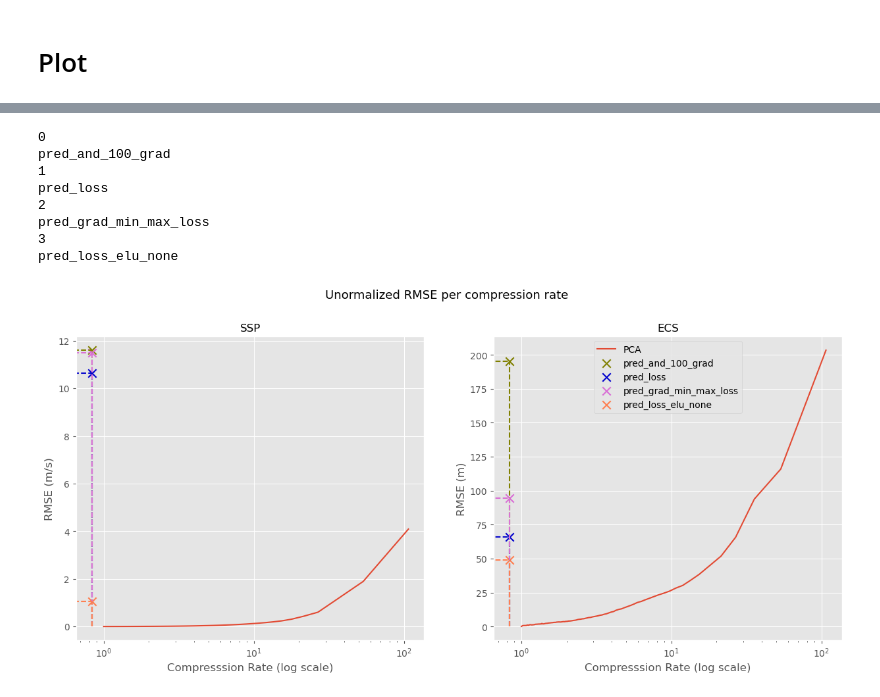
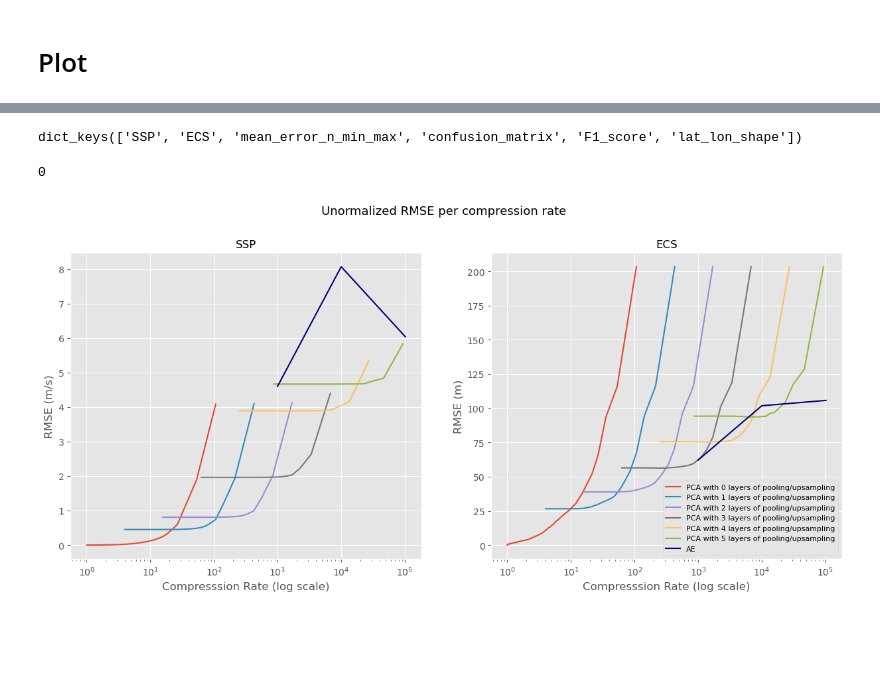
Before and after one commit to CIA-Oceanix/FASCINATION, a Jupyter notebook: notebooks/metrics_AE_3D.ipynb, the cells around one changed output, grey strips where cells are left out. Cells and saved outputs as stored; diff of their text form; code cells hidden in the pictures; blank space fills up the shorter version.

```diff
--- a/notebooks/metrics_AE_3D.ipynb
+++ b/notebooks/metrics_AE_3D.ipynb
@@ -81,7 +124,7 @@ def get_min_max_idx(arr,axs=1):
 
 ckpt_dict = {}
 
-base_dir = "outputs/AE/AE_CNN_3D/visualisation/"
+base_dir = "/Odyssey/private/o23gauvr/code/FASCINATION/outputs/visualisation"
 
 
 # List the first-level directories in the base directory
@@ -324,6 +371,13 @@ if dm_dict == {}:
     dm = hydra.utils.instantiate(cfg.datamodule)
     #_, test_ssp_tens, dm = loading_datamodule_phase(dm, phase = "test")
     dm.setup("test")
+
+
+    ae_rmse_dict = {"SSP":{},
+                    "ECS":{},
+                    "mean_error_n_min_max":{},
+                    "conf_matrix":{},
+                    "F1_score":{}}
 # %%
 
 # ae_rmse_dict = {"SSP":{},
@@ -465,17 +513,19 @@ pred_loss_elu_none
+# %%
+pca_rmse_dict.keys()
+# %% [output]
+dict_keys(['SSP', 'ECS', 'mean_error_n_min_max', 'confusion_matrix', 'F1_score', 'lat_lon_shape'])
 # %%
 pca_cr_dict = {}
-for model in pca_rmse_dict["bottleneck_shape"].keys():
-    reduced_lat,reduced_lon = pca_rmse_dict["bottleneck_shape"][model][-2:]
+for model in pca_rmse_dict["lat_lon_shape"].keys():
+    reduced_lat,reduced_lon = pca_rmse_dict["lat_lon_shape"][model][-2:]
     spatial_cr = dm.test_shape[2]*dm.test_shape[3]/(reduced_lat*reduced_lon)
     pca_cr_dict[model] = [spatial_cr*dm.test_shape[1]/n for n in range(1,dm.test_shape[1]+1)]
 # %%
 
 cr_sorted_ae_rmse_dict = {"SSP":{},
-                       "ECS":{},
-                       "Filtered SSP": {},
-                       "Filtered ECS": {},
-                       "ECS max": {},
-                       "Filtered ECS max": {}}
+                          "ECS":{},
+                          "mean_error_n_min_max":{},
+                          "F1_score":{}}
 
 for model in ae_rmse_dict["SSP"].keys():
 
@@ -486,17 +536,20 @@ for model in ae_rmse_dict["SSP"].keys():
     # sorted_components = [key[2] for key in sorted_keys]
     cr_sorted_ae_rmse_dict["SSP"][model] = (sorted_cr_key, [ae_rmse_dict["SSP"][model][cr_key_dict[key]] for key in sorted_cr_key])
     cr_sorted_ae_rmse_dict["ECS"][model] = (sorted_cr_key, [ae_rmse_dict["ECS"][model][cr_key_dict[key]] for key in sorted_cr_key])
+    cr_sorted_ae_rmse_dict["mean_error_n_min_max"][model] = (sorted_cr_key, [ae_rmse_dict["mean_error_n_min_max"][model][cr_key_dict[key]] for key in sorted_cr_key])
+    cr_sorted_ae_rmse_dict["F1_score"][model] = (sorted_cr_key, [ae_rmse_dict["F1_score"][model][cr_key_dict[key]] for key in sorted_cr_key])
 # %%
 ecs_max = False
 filtering = False
 
-colors = ['olive', 'mediumblue', 'orchid', 'coral',
-            'gold','lightskyblue', 'mediumseagreen',
-            'tomato','yellowgreen', 'deepskyblue', 'navy',
+colors = ['navy', 'mediumblue', 'orchid', 'coral',
+            'olive', 'mediumseagreen',
+            'tomato','yellowgreen', 'deepskyblue',
             'orange', 'dodgerblue', 'royalblue',
             ]
 
 fig,axs = plt.subplots(1,2,figsize=(15,6))
+
 
 
 for n in range(pca_n_layers):
@@ -508,7 +561,8 @@ for n in range(pca_n_layers):
     axs[0].plot(pca_cr_dict[f"Pool_upsample_{n}_layers"],pca_rmse_dict["SSP"][f"Pool_upsample_{n}_layers"].values(), label = label)
     axs[1].plot(pca_cr_dict[f"Pool_upsample_{n}_layers"],pca_rmse_dict["ECS"][f"Pool_upsample_{n}_layers"].values(), label = label)
 
-i = 0
+i=0
+
 
 for model in cr_sorted_ae_rmse_dict["SSP"].keys():
 
@@ -575,38 +629,31 @@ else:
     if len(labels) > 10:
         legend_fontsize = 7
     elif len(labels) > 5:
         legend_fontsize = 8
     else:
         legend_fontsize = 10
 
     axs[1].legend(prop={'size': legend_fontsize})
 
 for ax in axs:
 
     ax.set_xlabel("Compresssion Rate (log scale)")
     ax.set_xscale("log")
 
 
 
 
 
 fig.suptitle(fig_title, fontsize = 13, y = 1.0)
 
 if save_fig:
 
     save_name = fig_title.replace(" ", "_").replace(",","").replace("\n","_").replace(":","")
 
     save_name = save_name + f"_normalized_{norm}"
 
 
     plt.savefig(f"imgs/{save_name}.png", dpi=300, bbox_inches='tight')
 # %% [output]
 0
-pred_and_100_grad
-1
-pred_loss
-2
-pred_grad_min_max_loss
-3
-pred_loss_elu_none
-[figure, old version]
+[figure, new version]
```
Also changed, not shown: parts of 18 cells of this notebook, 42 other files.
